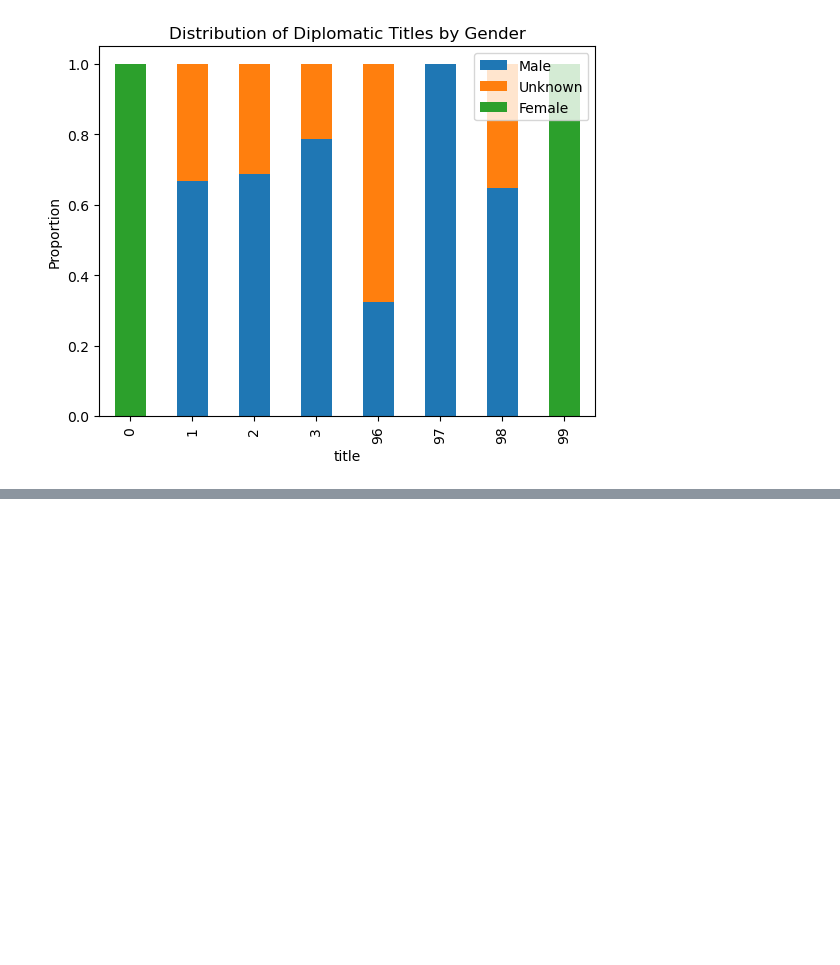
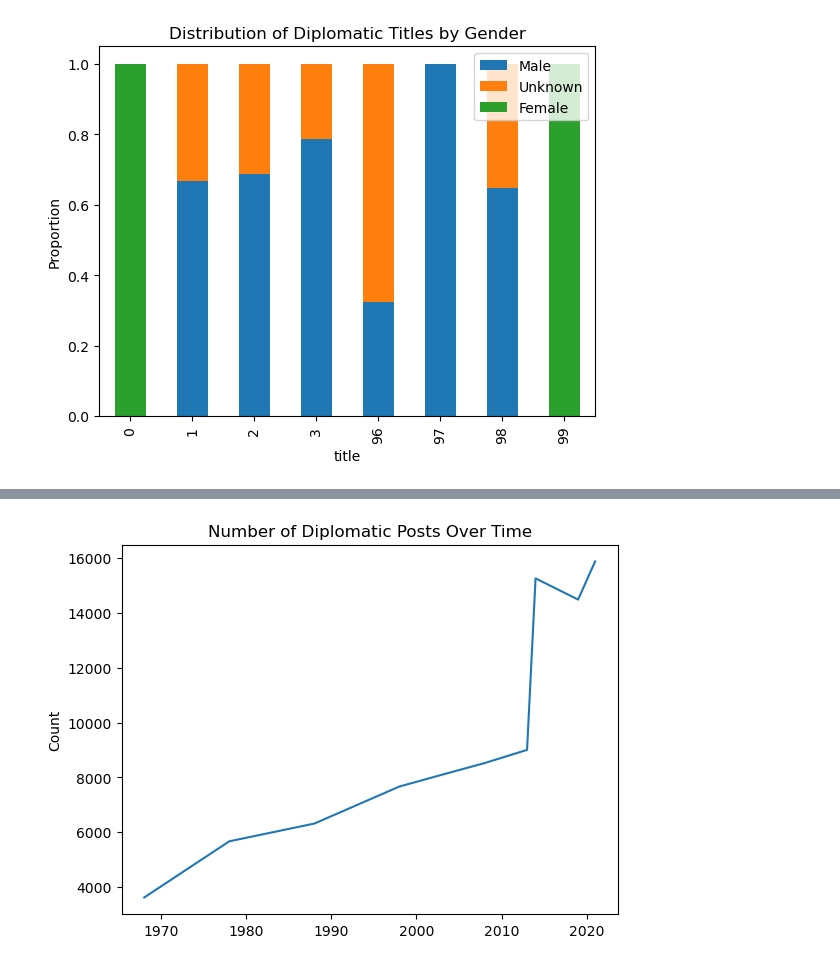
Before and after one commit to raj-rajat/Gender-and-Diplomatic-Representation, a Jupyter notebook: gender-and-diplomatic-representation.ipynb, the cells around one changed output, grey strips where cells are left out. Saved outputs shown, nothing was run; the diff lists cells and outputs as text; code cells hidden in the pictures; blank space fills up the shorter version.

```diff
--- a/gender-and-diplomatic-representation.ipynb
+++ b/gender-and-diplomatic-representation.ipynb
@@ -302,0 +354,10 @@ plt.show()
+# %%
+# Count the number of records for each year
+year_counts = df['year'].value_counts().sort_index()
+
+# Create a line plot of these counts over time
+year_counts.plot(kind='line', title='Number of Diplomatic Posts Over Time')
+plt.ylabel('Count')
+plt.show()
+# %% [output]
+[figure, added]
```
Also changed, not shown: parts of 3 cells of this notebook.
